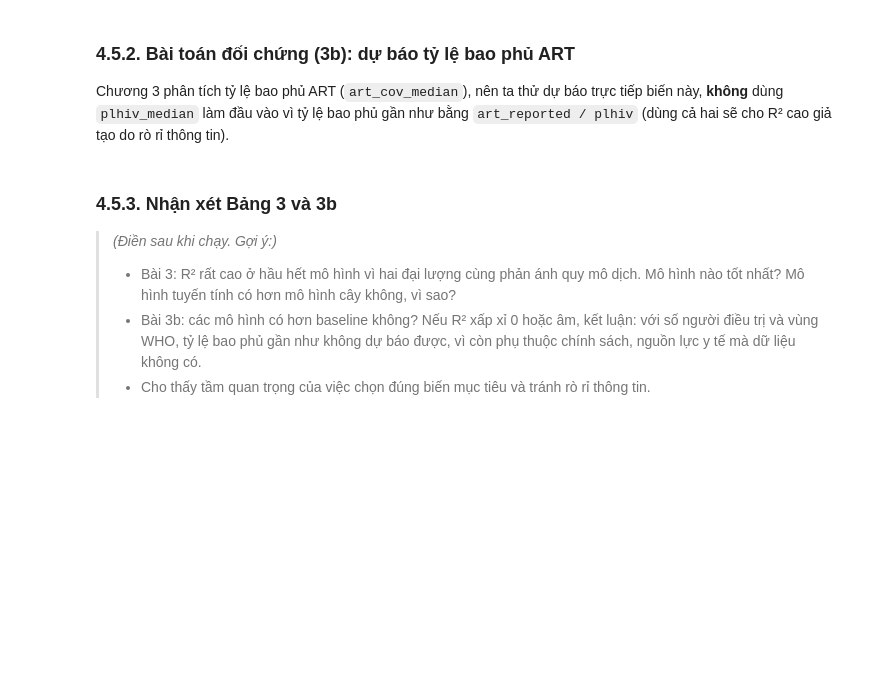
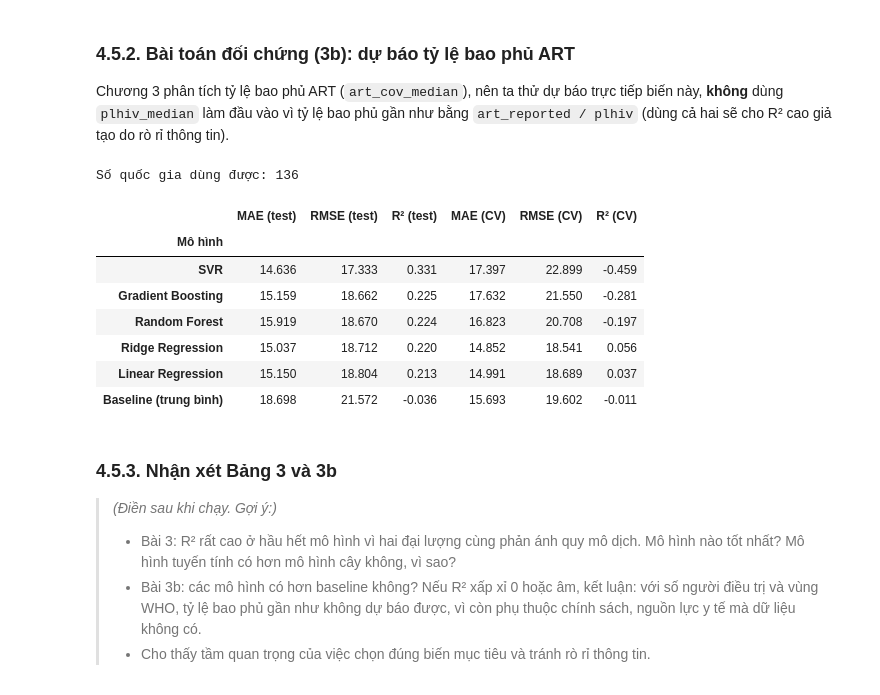
Before and after one commit to thvnking/DH23TIN07_LT_PYTHON_HIV, a Jupyter notebook: notebooks/HIV_AIDS_Analysis.ipynb, the cells around one changed output. Cells and saved outputs as stored; diff of their text form; code cells hidden in the pictures; blank space fills up the shorter version.

```diff
--- a/notebooks/HIV_AIDS_Analysis.ipynb
+++ b/notebooks/HIV_AIDS_Analysis.ipynb
@@ -1308,7 +1264,27 @@ from sklearn.model_selection import train_test_split, KFold, TimeSeriesSplit, cr
 from sklearn.metrics import mean_absolute_error, mean_squared_error, r2_score
 
 sns.set_theme(style="whitegrid")
-RAW = Path("../data/raw")
-PROCESSED = Path("../data/processed")
+# --- Tiện ích chạy ổn định ở mọi môi trường ---
+try:
+    display                      # có sẵn trong Jupyter / VS Code
+except NameError:                # chạy bằng "python file.py" thì không có display
+    def display(x):
+        print(x.to_string() if hasattr(x, "to_string") else x)
+
+def tim_thu_muc_goc():
+    """Tìm thư mục dự án (nơi có data/raw), dù chạy từ notebooks/, từ thư mục gốc hay bằng python file.py."""
+    ung_vien = [Path.cwd().resolve()]
+    if "__file__" in globals():
+        ung_vien.append(Path(__file__).resolve().parent)
+    for p in ung_vien:
+        for q in [p, *p.parents]:
+            if (q / "data" / "raw").is_dir():
+                return q
+    raise FileNotFoundError("Không tìm thấy thư mục data/raw. Hãy chạy từ bên trong thư mục dự án DH23TIN07_LT_PYTHON_HIV.")
+
+ROOT = tim_thu_muc_goc()
+
+RAW = ROOT / "data" / "raw"
+PROCESSED = ROOT / "data" / "processed"
 PROCESSED.mkdir(parents=True, exist_ok=True)
 RANDOM_STATE = 42
@@ -1349,7 +1323,7 @@ df_reg = df_reg[df_reg["Region"] != "Not classified"].reset_index(drop=True)
 
 # ---- Bảng 3: ART ('Nodata' -> NaN, dùng các cột median dạng số) ----
 art_raw = pd.read_csv(RAW / "art_coverage_by_country_clean.csv")
-df_art = art_raw.replace("Nodata", np.nan).rename(columns={
+df_art_mh = art_raw.replace("Nodata", np.nan).rename(columns={
     "Country": "country",
     "Reported number of people receiving ART": "art_reported",
     "Estimated number of people living with HIV_median": "plhiv_median",
@@ -1360,9 +1334,9 @@ df_art = art_raw.replace("Nodata", np.nan).rename(columns={
     "Estimated ART coverage among people living with HIV (%)_max": "art_cov_max",
     "WHO Region": "who_region",
 })
-df_art["art_reported"] = pd.to_numeric(df_art["art_reported"], errors="coerce")
-df_art = df_art.drop(columns=[c for c in df_art.columns if "[" in str(c) or c.startswith("Estimated")])
+df_art_mh["art_reported"] = pd.to_numeric(df_art_mh["art_reported"], errors="coerce")
+df_art_mh = df_art_mh.drop(columns=[c for c in df_art_mh.columns if "[" in str(c) or c.startswith("Estimated")])
 
 print("Số giá trị hợp lệ - Bảng 1:", df_prev.notna().sum().to_dict())
 print("Bảng 2:", df_reg.shape, "| dòng có HIV_Prevalence_WB:", int(df_reg["HIV_Prevalence_WB"].notna().sum()))
-print("Số giá trị hợp lệ - Bảng 3:", df_art.notna().sum().to_dict())
+print("Số giá trị hợp lệ - Bảng 3:", df_art_mh.notna().sum().to_dict())
@@ -1598,18 +1655,28 @@ ve_thuc_te_du_bao(y_test_t3, du_bao_t3[tot_nhat_t3], f"Bảng 3 – {tot_nhat_t3
 
 Chương 3 phân tích tỷ lệ bao phủ ART (`art_cov_median`), nên ta thử dự báo trực tiếp biến này, **không** dùng `plhiv_median` làm đầu vào vì tỷ lệ bao phủ gần như bằng `art_reported / plhiv` (dùng cả hai sẽ cho R² cao giả tạo do rò rỉ thông tin).
 # %%
-t3b = df_art.dropna(subset=["art_reported", "art_cov_median"]).copy()
+t3b = df_art_mh.dropna(subset=["art_reported", "art_cov_median"]).copy()
 t3b["log_art"] = np.log10(t3b["art_reported"] + 1)
 
 COT_SO_T3B, COT_PL_T3B, MUC_TIEU_T3B = ["log_art"], ["who_region"], "art_cov_median"
 X_train_t3b, X_test_t3b, y_train_t3b, y_test_t3b = train_test_split(
     t3b[COT_SO_T3B + COT_PL_T3B], t3b[MUC_TIEU_T3B], test_size=0.2, random_state=RANDOM_STATE)
 
 bang_t3b, du_bao_t3b, mo_hinh_t3b = chay_so_sanh(X_train_t3b, y_train_t3b, X_test_t3b, y_test_t3b,
                                                  COT_SO_T3B, COT_PL_T3B, cv_t3)
 bang_t3b.to_csv(PROCESSED / "ketqua_T3b.csv")
 print("Số quốc gia dùng được:", len(t3b))
 bang_t3b.sort_values("RMSE (test)").round(3)
+# %% [output]
+Số quốc gia dùng được: 136
+|  | MAE (test) | RMSE (test) | R² (test) | MAE (CV) | RMSE (CV) | R² (CV) |
+| Mô hình |  |  |  |  |  |  |
+| SVR | 14.636 | 17.333 | 0.331 | 17.397 | 22.899 | -0.459 |
+| Gradient Boosting | 15.159 | 18.662 | 0.225 | 17.632 | 21.550 | -0.281 |
+| Random Forest | 15.919 | 18.670 | 0.224 | 16.823 | 20.708 | -0.197 |
+| Ridge Regression | 15.037 | 18.712 | 0.220 | 14.852 | 18.541 | 0.056 |
+| Linear Regression | 15.150 | 18.804 | 0.213 | 14.991 | 18.689 | 0.037 |
+| Baseline (trung bình) | 18.698 | 21.572 | -0.036 | 15.693 | 19.602 | -0.011 |
 # %% [markdown]
 ### 4.5.3. Nhận xét Bảng 3 và 3b
 
```
Also changed, not shown: parts of 94 cells of this notebook.
